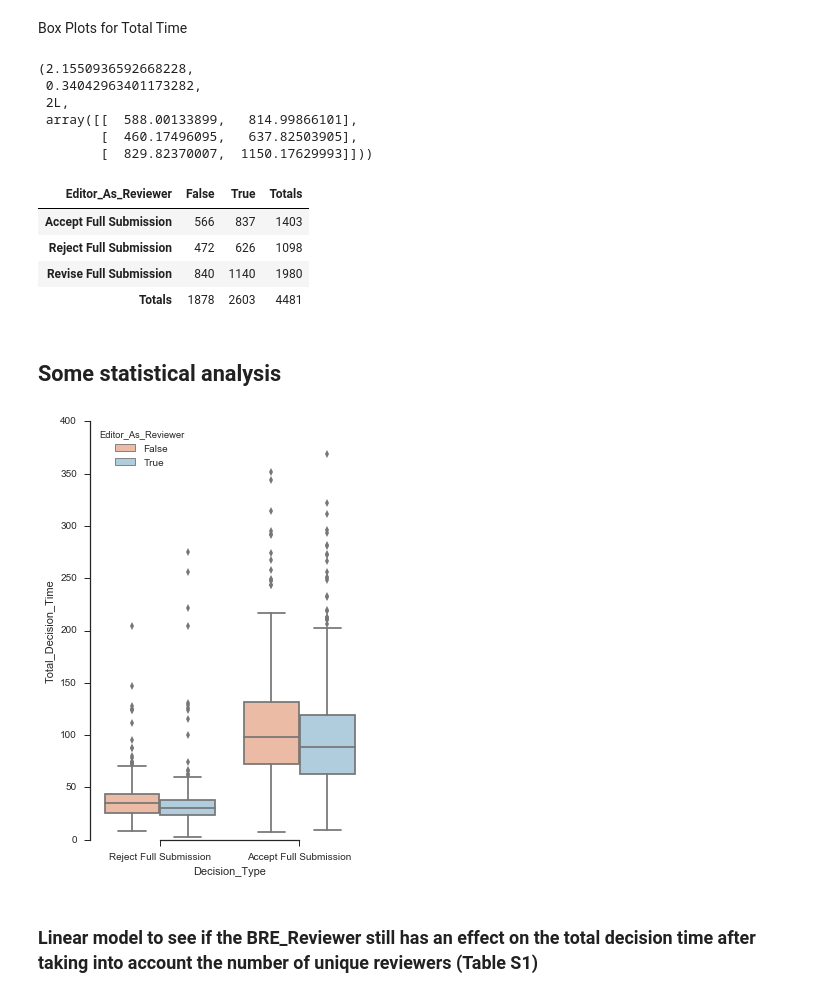
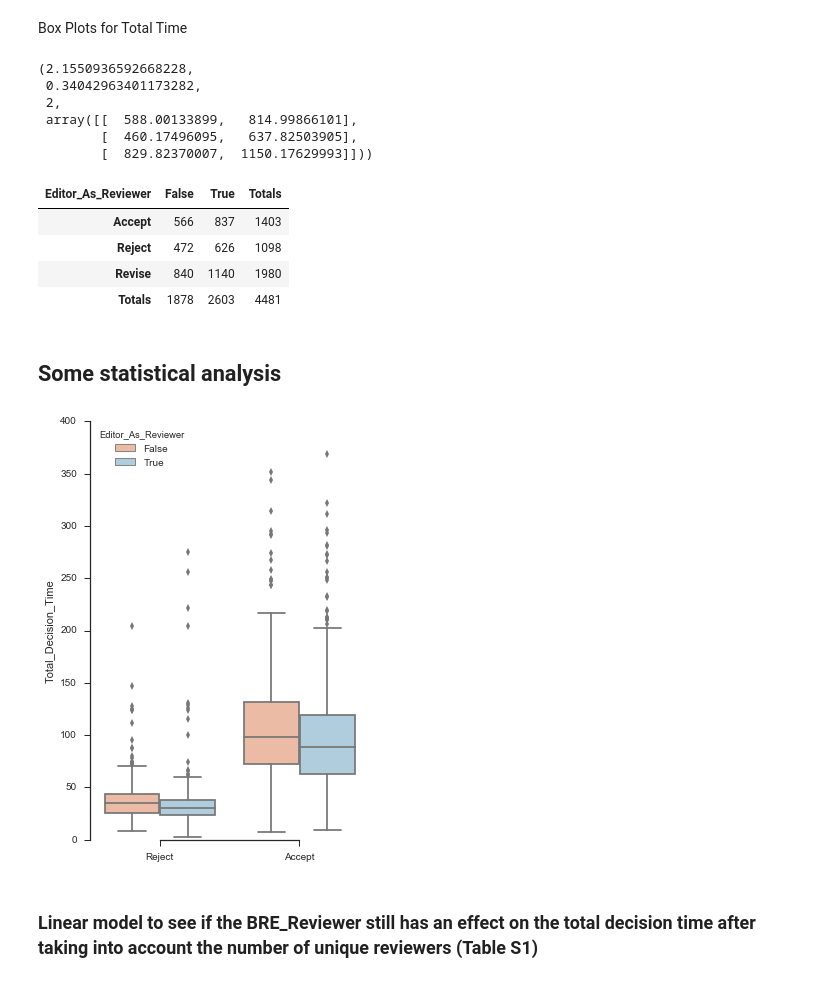
Before and after one commit to CsikaszNagyLab/eLife_Editorial_Process, a Jupyter notebook: Statistical_Analysis_Full_Dataset.ipynb, the cells around one changed output. Drawn from its saved outputs; the diff is of its cells as text; code cells hidden in the pictures.

Commit message:
Changes for 2nd version of paper

```diff
--- a/Statistical_Analysis_Full_Dataset.ipynb
+++ b/Statistical_Analysis_Full_Dataset.ipynb
@@ -31,9 +16,12 @@ output_notebook()
 Import cleaned dataset.
 # %%
 data_dir = os.path.join(os.getcwd(), 'Data')
+output_dir = os.path.join(os.getcwd(), 'Figures')
 
 post_peer_review = pd.read_csv(os.path.join(data_dir, 'Peer_Reviewed_Papers_Updated.csv'),
                                index_col=[0, 1], parse_dates=[6, 7])
 
 # Turn this into a category to save memory.
 post_peer_review['Decision_Type'] = post_peer_review['Decision_Type'].astype('category')
+post_peer_review['Decision_Type'].cat.rename_categories(['Accept', 'Reject', 'Revise'],
+                                                        inplace=True)
@@ -156,7 +172,7 @@ chi2_contingency(reviewer_decision_counts)
 # %% [output]
 (2.1550936592668228,
  0.34042963401173282,
- 2L,
+ 2,
  array([[  588.00133899,   814.99866101],
         [  460.17496095,   637.82503905],
         [  829.82370007,  1150.17629993]]))
@@ -168,9 +184,9 @@ reviewer_decision_counts['Totals'] = reviewer_decision_counts.sum(axis=1)
 reviewer_decision_counts
 # %% [output]
 | Editor_As_Reviewer | False | True | Totals |
-| Accept Full Submission | 566 | 837 | 1403 |
-| Reject Full Submission | 472 | 626 | 1098 |
-| Revise Full Submission | 840 | 1140 | 1980 |
+| Accept | 566 | 837 | 1403 |
+| Reject | 472 | 626 | 1098 |
+| Revise | 840 | 1140 | 1980 |
 | Totals | 1878 | 2603 | 4481 |
 # %% [markdown]
 ## Some statistical analysis
@@ -206,18 +227,22 @@ for idx in plot_df.index:
 # %%
-decisions_df = plot_df[plot_df['Decision_Type'] != 'Revise Full Submission'].copy()  # drop papers that are in revision
-decisions_df['accept'] = decisions_df['Decision_Type'] == 'Accept Full Submission'
+# drop papers that are still in revision
+accept_reject_df = final_decision_df[final_decision_df['Decision_Type'] != 'Revise'].copy()
+accept_reject_df['accept'] = accept_reject_df['Decision_Type'] == 'Accept'
 # %%
 fig = plt.figure(figsize=(5, 7.5), dpi=250)
 ax = fig.add_subplot(111)
 
-
 sns.set(style="ticks")
 sns.boxplot(x='Decision_Type', y="Total_Decision_Time", hue="Editor_As_Reviewer",
-            data=decisions_df, palette="RdBu", ax=ax)
+            data=accept_reject_df, palette="RdBu", ax=ax)
 ax.set_ylim((0, 400), emit=True)
+ax.set_xlabel('')
 sns.despine(trim=True)
+
+fig.savefig(os.path.join(output_dir, 'Figure_2.png'),
+            dpi=250, bbox_inches='tight')
 # %% [output]
-[figure, old version]
+[figure, new version]
 # %% [markdown]
 ### Linear model to see if the BRE_Reviewer still has an effect on the total decision time after taking into account the number of unique reviewers (Table S1)
 # %%
```
Also changed, not shown: parts of 29 cells of this notebook, 8 other files.
